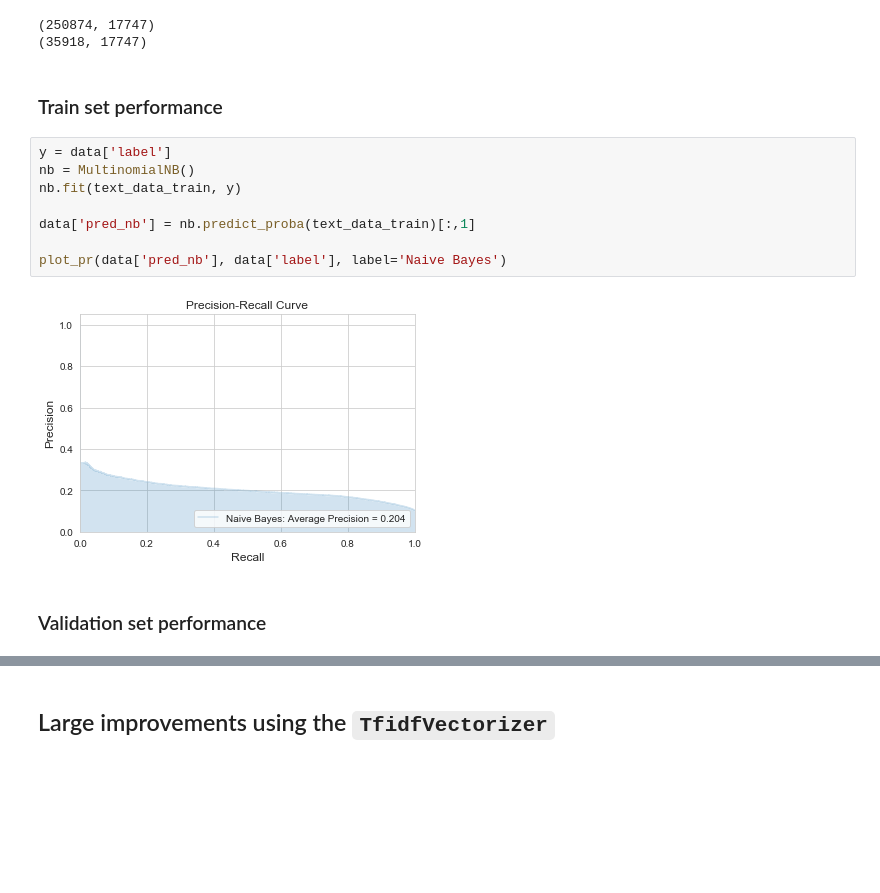
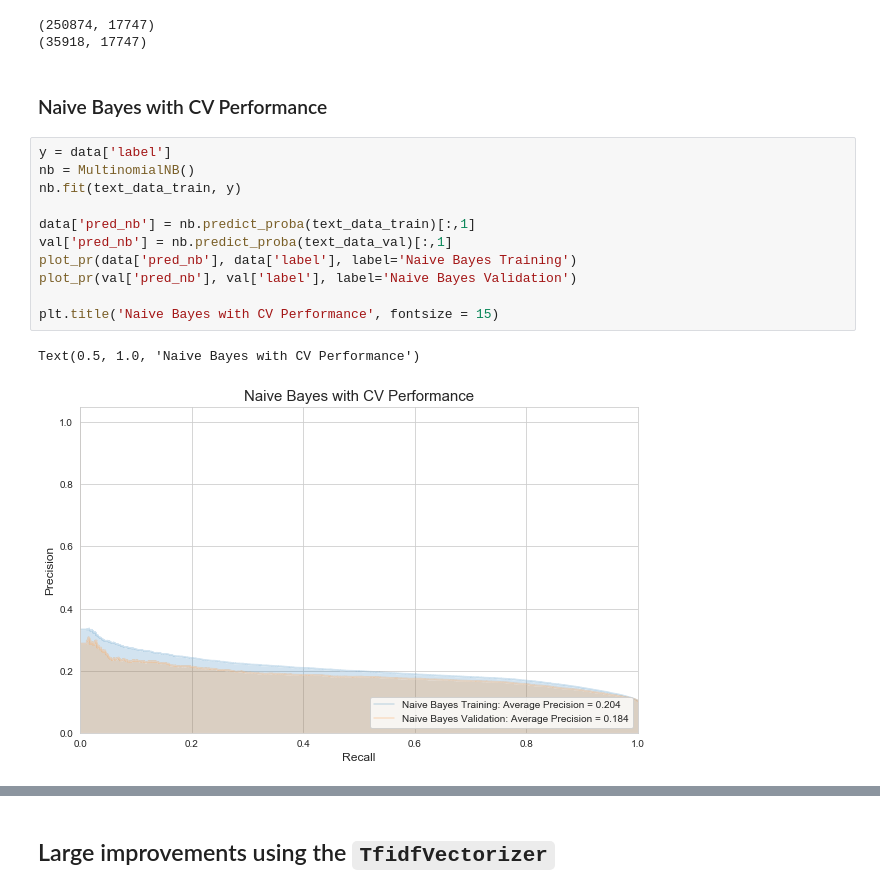
Before and after one commit to sujeongcha/Yelp-fake-review-detection, a Jupyter notebook: notebooks/exploratory/soojin-NB_validation.ipynb, the cells around one changed output, grey strips where cells are left out. Cells and saved outputs as stored; diff of their text form; blank space fills up the shorter version.

Commit message:
update NB validation

```diff
--- a/notebooks/exploratory/soojin-NB_validation.ipynb
+++ b/notebooks/exploratory/soojin-NB_validation.ipynb
@@ -53,17 +53,19 @@ text_data = scipy.sparse.vstack([text_data_train, text_data_val])
 # %% [output]
 (250874, 17747)
 (35918, 17747)
-# %% [markdown]
-### Train set performance
+# %% [markdown]
+### Naive Bayes with CV Performance
 # %%
 y = data['label']
 nb = MultinomialNB()
 nb.fit(text_data_train, y)
 
 data['pred_nb'] = nb.predict_proba(text_data_train)[:,1]
+val['pred_nb'] = nb.predict_proba(text_data_val)[:,1]
+plot_pr(data['pred_nb'], data['label'], label='Naive Bayes Training')
+plot_pr(val['pred_nb'], val['label'], label='Naive Bayes Validation')
 
-plot_pr(data['pred_nb'], data['label'], label='Naive Bayes')
+plt.title('Naive Bayes with CV Performance', fontsize = 15)
 # %% [output]
+Text(0.5, 1.0, 'Naive Bayes with CV Performance')
-[figure, old version]
+[figure, new version]
-# %% [markdown]
-### Validation set performance
```
Also changed, not shown: parts of 10 cells of this notebook.
